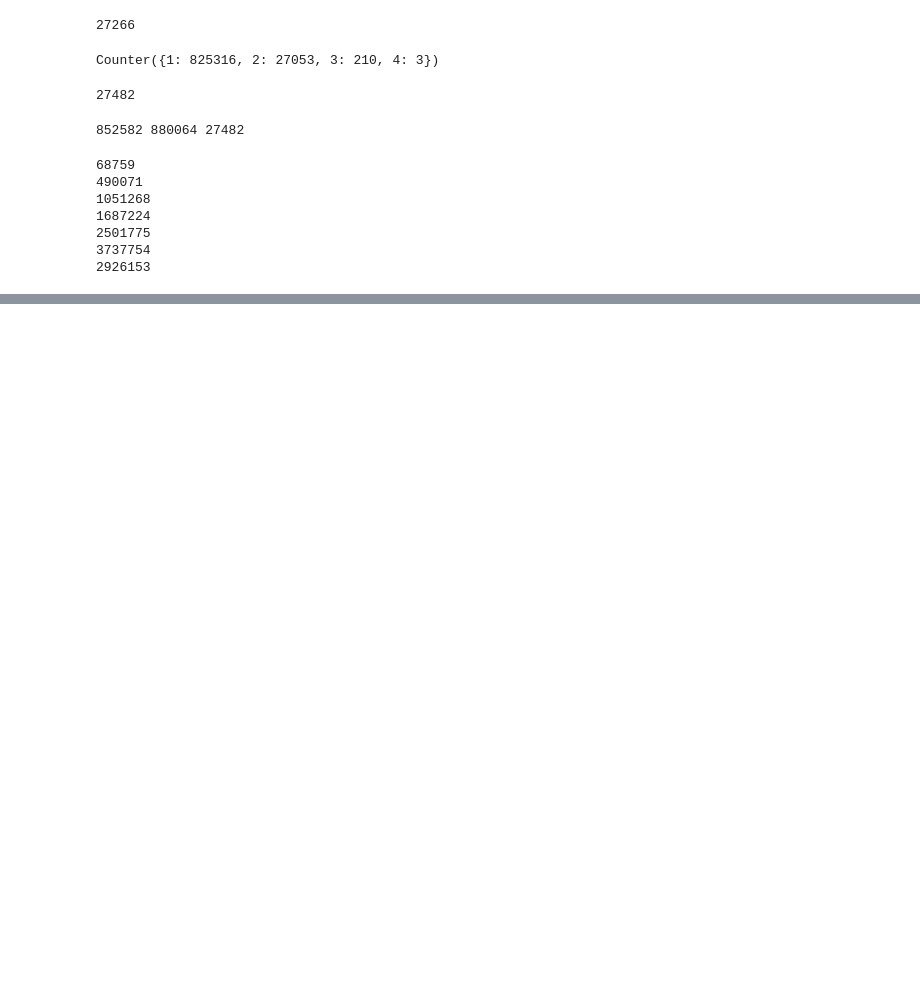
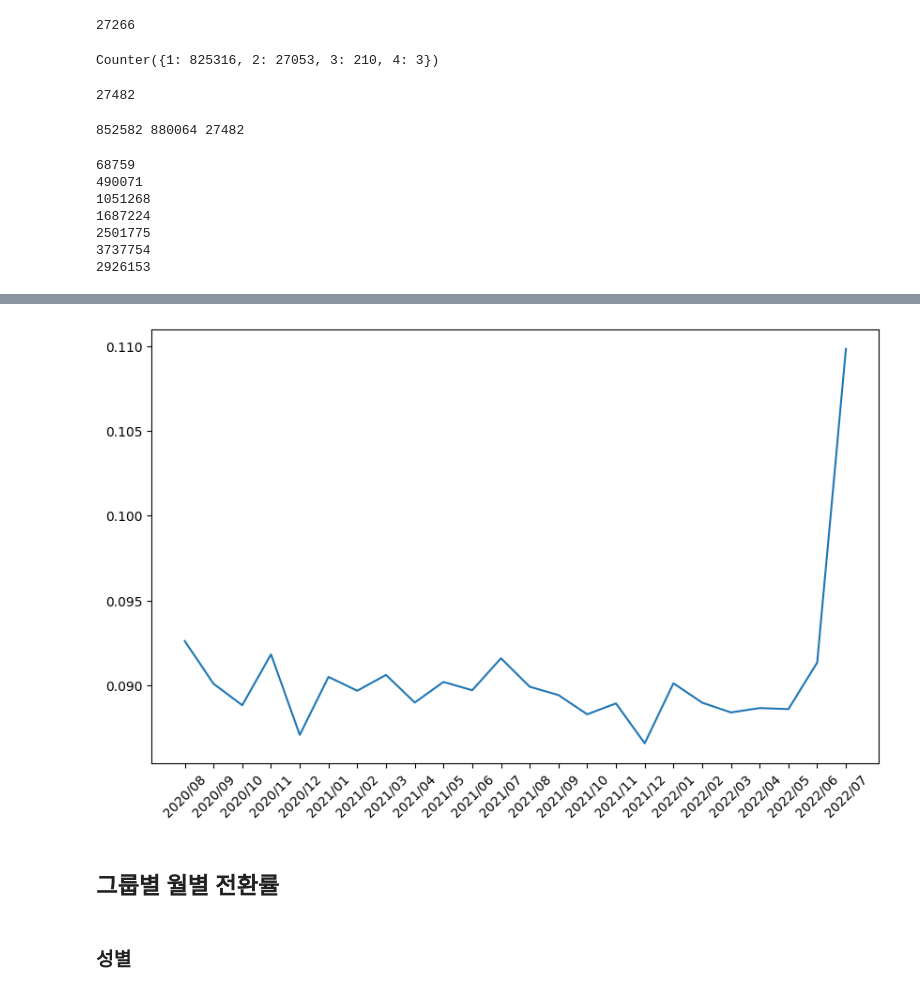
Before and after one commit to NARAEIM/tp2-da, a Jupyter notebook: test.ipynb, the cells around one changed output, grey strips where cells are left out. Cells and saved outputs as stored; diff of their text form; code cells hidden in the pictures; blank space fills up the shorter version.

```diff
--- a/test.ipynb
+++ b/test.ipynb
@@ -642,0 +729,27 @@ df_2022_buy_split = session_split(df_2022_buy)
+# %%
+# 시작 날짜부터 종료 날짜까지의 범위에 해당하는 행 필터링
+filtered_df = df_buy_split_cus[(pd.to_datetime(df_buy_split_cus['event_time'].dt.date) >= start_date) & (pd.to_datetime(df_buy_split_cus['event_time'].dt.date) <= end_date)]
+
+# 월별로 데이터 분할
+monthly_data = filtered_df.groupby(pd.Grouper(key='event_time', freq='M'))
+# %%
+
+convesion_rate_2 = pd.DataFrame(columns=['year/month', "conversion rate"])
+m_l_2 = []
+c_r_2 = []
+for month, row in monthly_data:
+    c_r_2.append(row.groupby('event_name').size()['BOOKING']/row.session_id.nunique())
+    m_l_2.append(month.strftime('%Y-%m'))
+convesion_rate_2['year/month'] = m_l_2
+convesion_rate_2['conversion rate'] = c_r_2
+# %%
+plt.figure(figsize=(10, 6))
+plt.plot(convesion_rate_2['conversion rate'])
+plt.xticks(range(0, 24), x_tick, rotation= 45)
+plt.show;
+# %% [output]
+[figure, added]
+# %% [markdown]
+## 그룹별 월별 전환률
+# %% [markdown]
+### 성별
```
Also changed, not shown: parts of 189 cells of this notebook.
